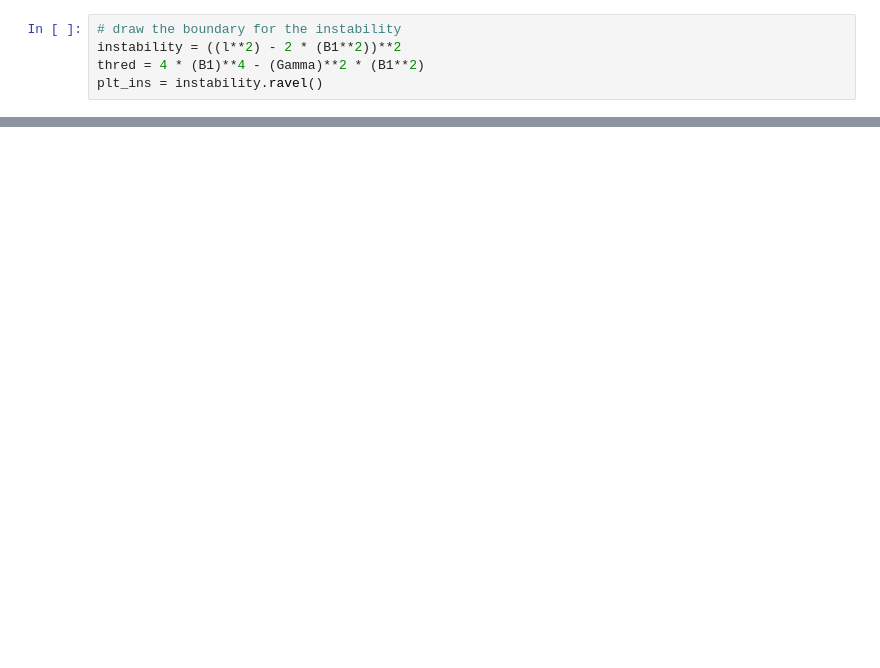
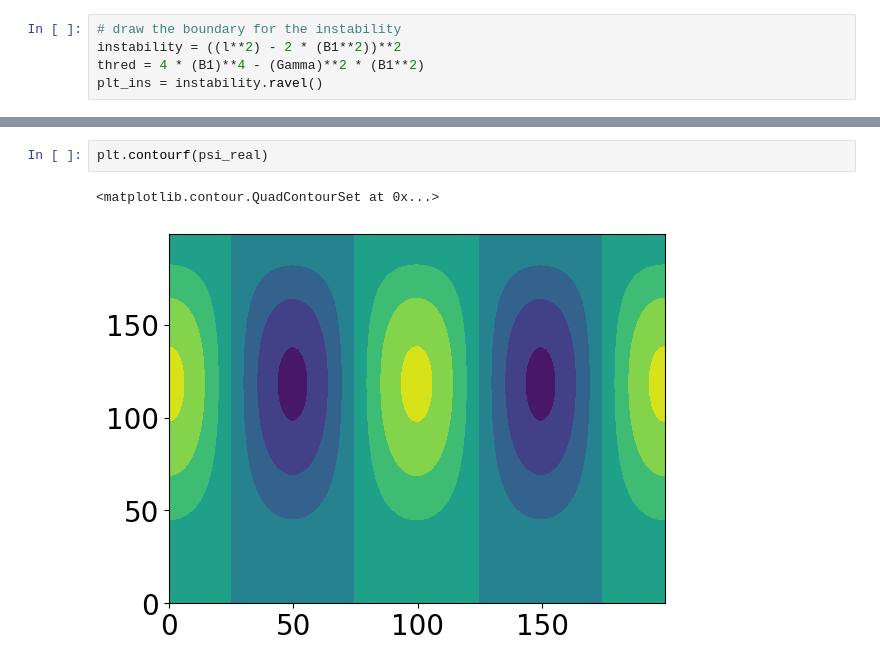
Before and after one commit to linyao1999/JupiterVortex, a Jupyter notebook: ANL_dry_2L_v2.ipynb, the cells around one changed output, grey strips where cells are left out. Saved outputs shown, nothing was run; the diff lists cells and outputs as text; blank space fills up the shorter version.

```diff
--- a/ANL_dry_2L_v2.ipynb
+++ b/ANL_dry_2L_v2.ipynb
@@ -108,0 +174,5 @@ plt.show()
+# %%
+plt.contourf(psi_real)
+# %% [output]
+<matplotlib.contour.QuadContourSet at 0x...>
+[figure, added]
```
Also changed, not shown: parts of 10 cells of this notebook, 24 other files.
